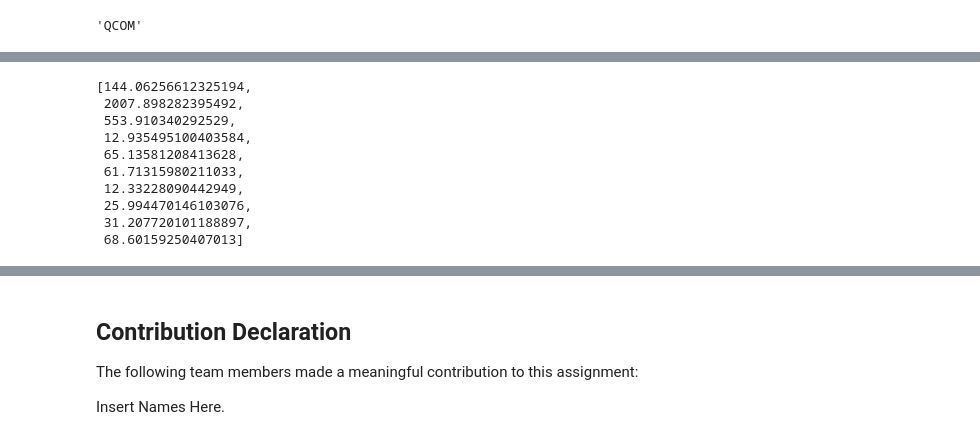
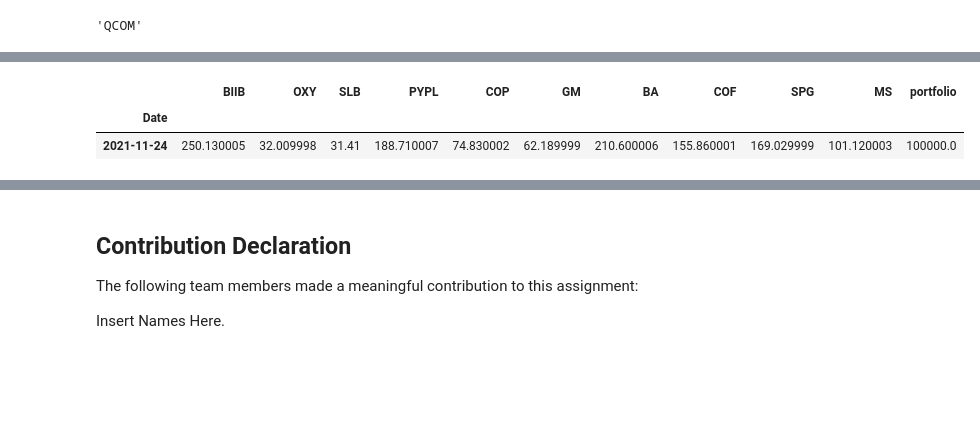
Before and after one commit to billbai0102/CFM101-Group-Assignment, a Jupyter notebook: fully_merged.ipynb, the cells around one changed output, grey strips where cells are left out. Saved outputs shown, nothing was run; the diff lists cells and outputs as text; code cells hidden in the pictures; blank space fills up the shorter version.

```diff
--- a/fully_merged.ipynb
+++ b/fully_merged.ipynb
@@ -385,8 +381,8 @@ lstofstocks = finalport_lst
 #Important!!!
 #Before testing the code reenter the startdate and enddate
 
-startdate = '2021-10-01' #start dat should be changed to Nov 26
-enddate= '2021-11-01' #enddate should be changed to the date ended manually
+startdate = '2021-11-25' #start dat should be changed to Nov 26
+enddate= '2021-11-25' #enddate should be changed to the date ended manually
 
 
 #Determine number of shares bought for each stocks under 35% weighted profolio ($100,000)
@@ -417,41 +413,34 @@ loopClose(lstofstocks, startdate, enddate)
 listBefore = []
 
 def loopCloseBefore(lst):
     for i in range (len(lst)):
         if (i == 0):
             listBefore.append(lst[i])
         else:
             listBefore.append(lst[i]['Close'])
 
 loopCloseBefore(listOfClose)
 
 #Getting the final datafrmae printed out
 
 finalPortfolio = pd.concat(listBefore, join = 'inner', axis=1)
 
 finalPortfolio.columns = lstofstocks
 
 #Adding portfolio
 
 #function that caculates the porfolio
 def portfolio (df):
     count = 0
     for i in range(len(df.columns)):
         count += NumOfShares[i]*(df[str(df.columns[i])])
     return count
 
 #adding the portfolio column
 finalPortfolio['portfolio'] = finalPortfolio[str(finalPortfolio.columns[0])]* NumOfShares[0]+ finalPortfolio[str(finalPortfolio.columns[1])]*NumOfShares[1] + finalPortfolio[str(finalPortfolio.columns[2])]*NumOfShares[2] + finalPortfolio[str(finalPortfolio.columns[3])]*NumOfShares[3] + finalPortfolio[str(finalPortfolio.columns[4])]*NumOfShares[4] + finalPortfolio[str(finalPortfolio.columns[5])]*NumOfShares[5] + finalPortfolio[str(finalPortfolio.columns[6])]*NumOfShares[6] + finalPortfolio[str(finalPortfolio.columns[7])]*NumOfShares[7] + finalPortfolio[str(finalPortfolio.columns[8])]*NumOfShares[8]+ finalPortfolio[str(finalPortfolio.columns[9])]*NumOfShares[9]
 
-finalPortfolio.head(20)
+finalPortfolio
 # %% [output]
-[144.06256612325194,
- 2007.898282395492,
- 553.910340292529,
- 12.935495100403584,
- 65.13581208413628,
- 61.71315980211033,
- 12.33228090442949,
- 25.994470146103076,
- 31.207720101188897,
- 68.60159250407013]
+|  | BIIB | OXY | SLB | PYPL | COP | GM | BA | COF | SPG | MS | portfolio |
+| Date |  |  |  |  |  |  |  |  |  |  |  |
+| 2021-11-24 | 250.130005 | 32.009998 | 31.41 | 188.710007 | 74.830002 | 62.189999 | 210.600006 | 155.860001 | 169.029999 | 101.120003 | 100000.0 |
```
Also changed, not shown: parts of 12 cells of this notebook.
